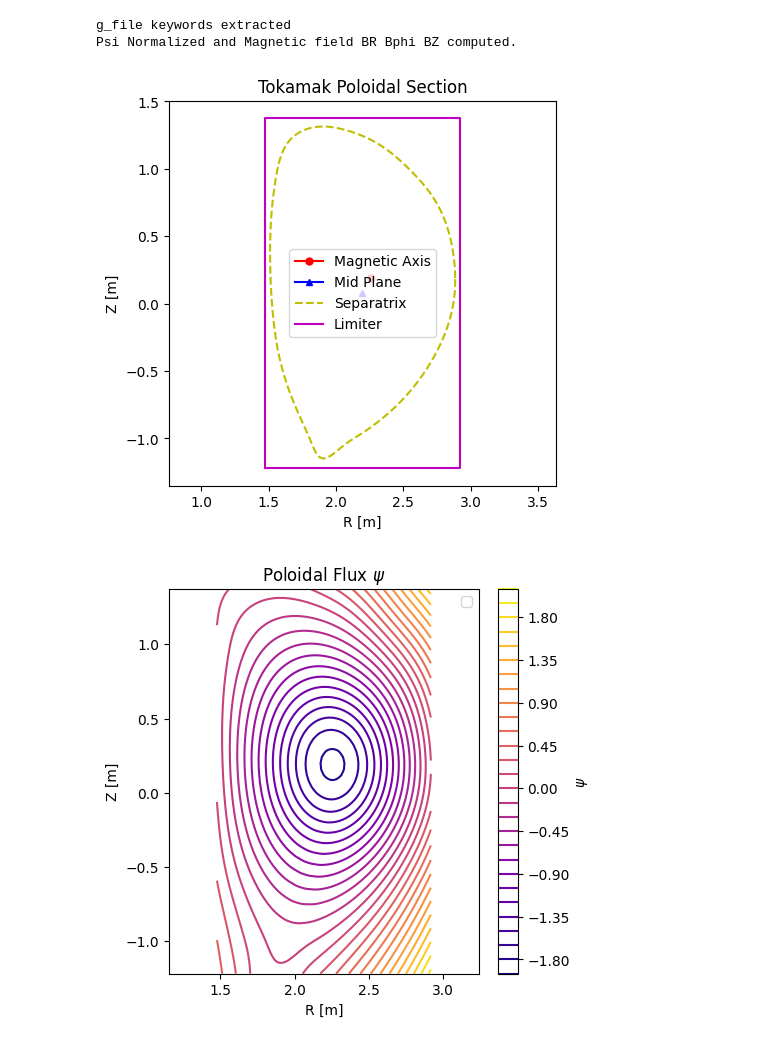
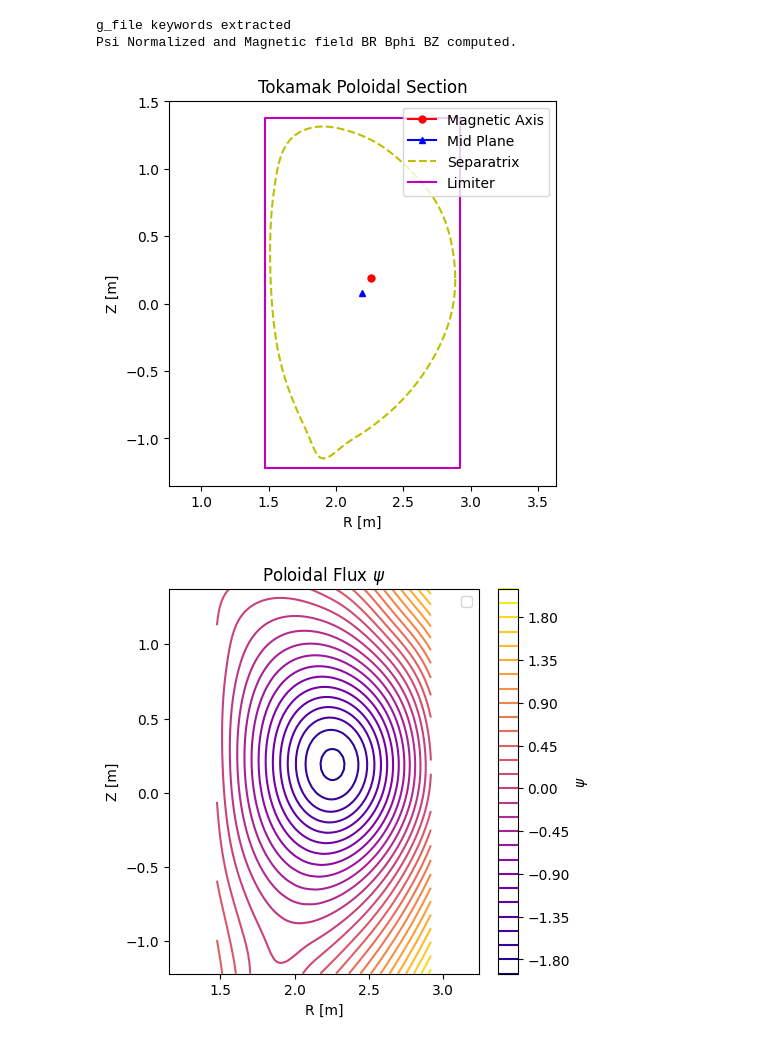
Before and after one commit to swarajsao1/Plasma, a Jupyter notebook: DTT/DTT_P/DTT.ipynb, the cells around one changed output. Drawn from its saved outputs; the diff is of its cells as text; code cells hidden in the pictures.

```diff
--- a/DTT/DTT_P/DTT.ipynb
+++ b/DTT/DTT_P/DTT.ipynb
@@ -23,19 +23,19 @@ import numpy as np
 # %%
 plt.figure(figsize=(5,5))
 plt.plot(g.rmaxis, g.zmaxis, 'r', marker = 'o', markersize = 5, label = "Magnetic Axis")
 plt.plot(g.rcentr, g.zmid, 'b',marker = '^', markersize = 5, label = "Mid Plane")
 plt.plot(g.rbdry, g.zbdry, 'y--', label = "Separatrix")
 plt.plot(g.rlim, g.zlim, 'm', label = "Limiter")
 plt.title("Tokamak Poloidal Section")
 plt.xlim(g.r_grid[:,0][0], g.r_grid[:,0][-1])
 plt.ylim(g.z_grid[0,:][0], g.z_grid[0,:][-1])
 plt.xlabel("R [m]")
 plt.ylabel("Z [m]")
 plt.axis('equal')
-plt.legend()
+plt.legend(loc='upper right')
 plt.show()
 # %% [output]
-[figure, old version]
+[figure, new version]
 # %%
 plt.figure(figsize = (5,5))
 
```
Also changed, not shown: 1 other file.
